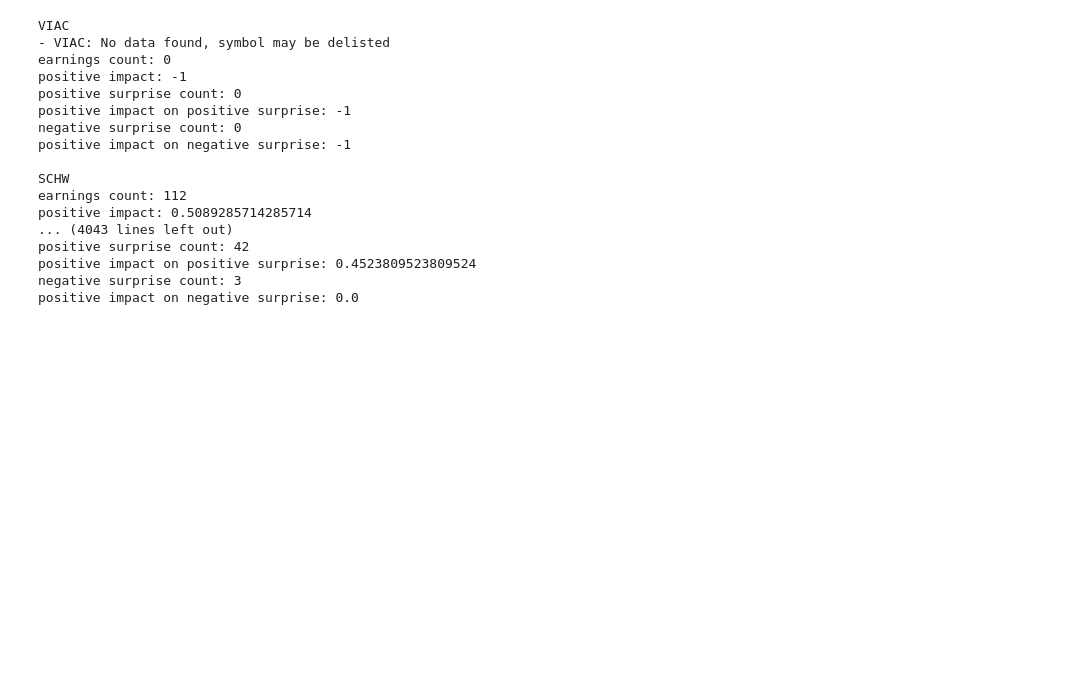
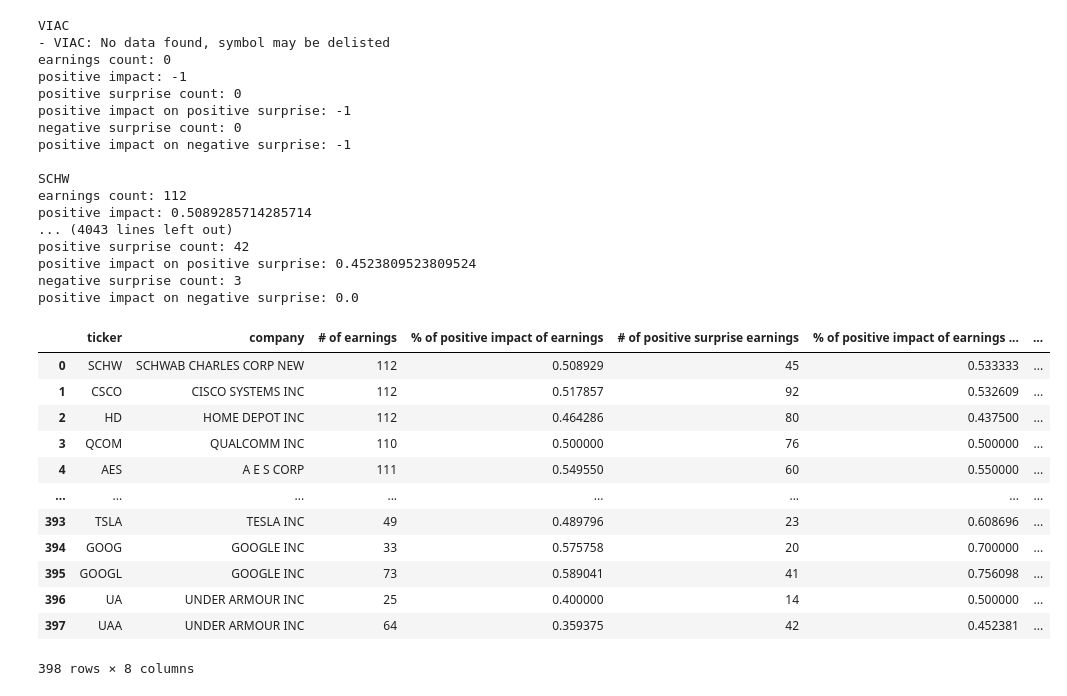
Before and after one commit to alonlerner/finance_project, a Jupyter notebook: earnings_impact.ipynb, the cells around one changed output. Drawn from its saved outputs; the diff is of its cells as text; code cells hidden in the pictures; blank space fills up the shorter version.

```diff
--- a/earnings_impact.ipynb
+++ b/earnings_impact.ipynb
@@ -97,3 +95,22 @@ df.to_csv('earnings_impact.csv', index=False)
+# %%
+df = df[df['% of positive impact of earnings'] != -1]
+df = df.reset_index(drop=True)
+df.to_csv('earnings_impact2.csv', index=False)
+df
+# %% [output]
+|  | ticker | company | # of earnings | % of positive impact of earnings | # of positive surprise earnings | % of positive impact of earnings ... | ... |
+| 0 | SCHW | SCHWAB CHARLES CORP NEW | 112 | 0.508929 | 45 | 0.533333 | ... |
+| 1 | CSCO | CISCO SYSTEMS INC | 112 | 0.517857 | 92 | 0.532609 | ... |
+| 2 | HD | HOME DEPOT INC | 112 | 0.464286 | 80 | 0.437500 | ... |
+| 3 | QCOM | QUALCOMM INC | 110 | 0.500000 | 76 | 0.500000 | ... |
+| 4 | AES | A E S CORP | 111 | 0.549550 | 60 | 0.550000 | ... |
+| ... | ... | ... | ... | ... | ... | ... | ... |
+| 393 | TSLA | TESLA INC | 49 | 0.489796 | 23 | 0.608696 | ... |
+| 394 | GOOG | GOOGLE INC | 33 | 0.575758 | 20 | 0.700000 | ... |
+| 395 | GOOGL | GOOGLE INC | 73 | 0.589041 | 41 | 0.756098 | ... |
+| 396 | UA | UNDER ARMOUR INC | 25 | 0.400000 | 14 | 0.500000 | ... |
+| 397 | UAA | UNDER ARMOUR INC | 64 | 0.359375 | 42 | 0.452381 | ... |
+398 rows × 8 columns
 # %%
 fdf = df[df['# of earnings'] > 0]
 print(f"% of scraping success: {len(fdf) / len(df)}")
```
Also changed, not shown: parts of 6 cells of this notebook, 1 other file.
